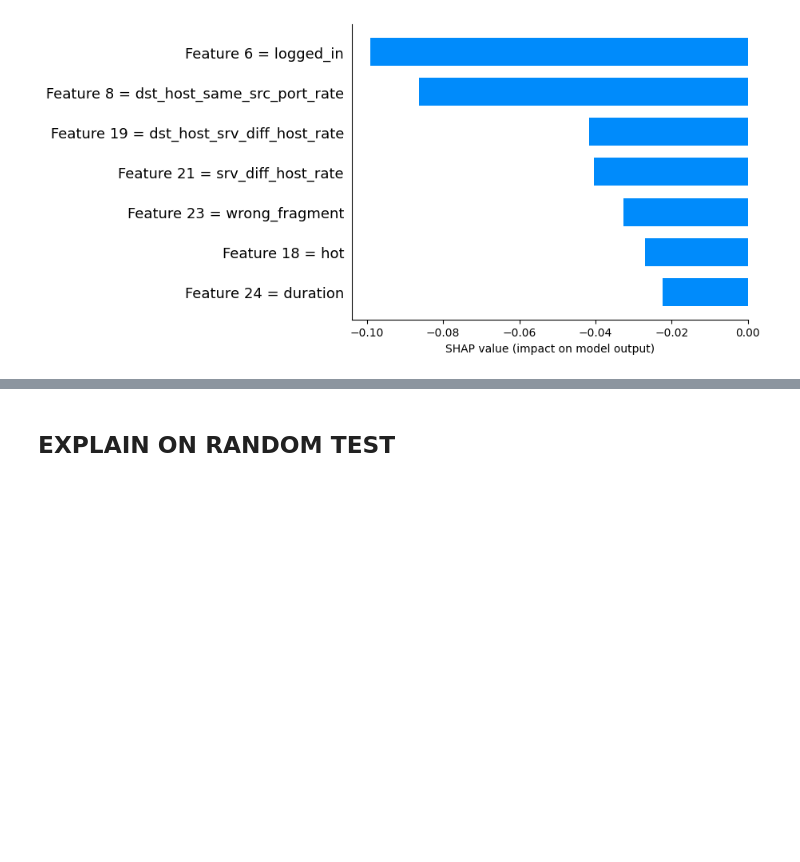
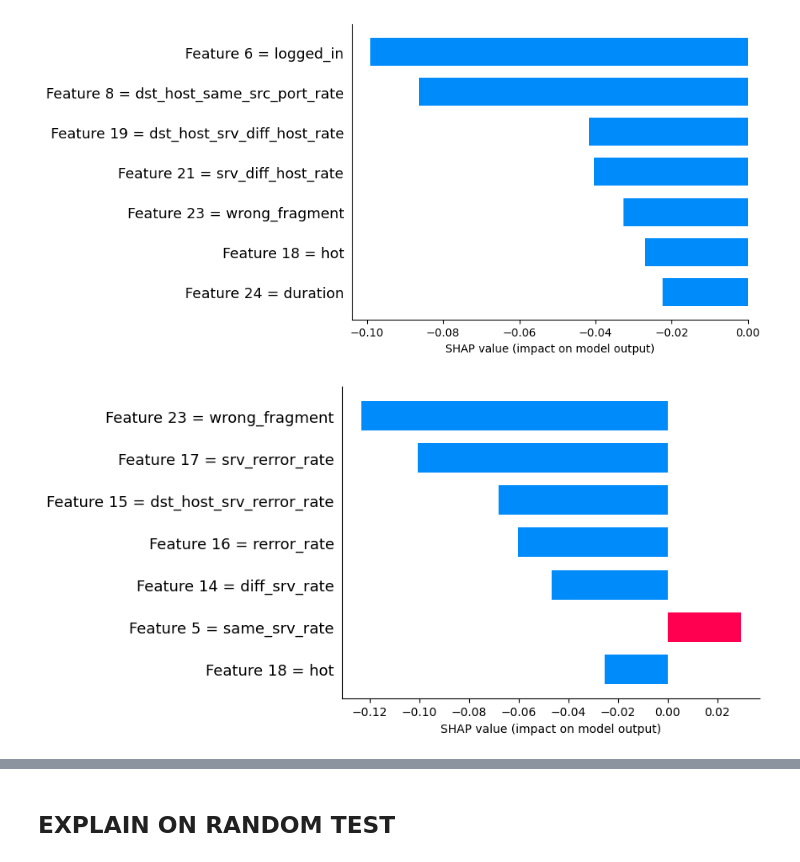
Before and after one commit to zauzooz/DNN_SHAP_AE, a Jupyter notebook: NSL-KDD-defense.ipynb, the cells around one changed output, grey strips where cells are left out. Cells and saved outputs as stored; diff of their text form; code cells hidden in the pictures; blank space fills up the shorter version.

```diff
--- a/NSL-KDD-defense.ipynb
+++ b/NSL-KDD-defense.ipynb
@@ -307,3 +307,7 @@ shap.bar_plot(_shap_defs[0][nor_ins_1], selected_features)
 shap.bar_plot(_shap_defs[1][nor_ins_1], selected_features)
 # %% [output]
 [figure]
+# %%
+shap.bar_plot(_shap_defs[0][atk_ins_1], selected_features)
+# %% [output]
+[figure, added]
```
Also changed, not shown: parts of 2 cells of this notebook.
